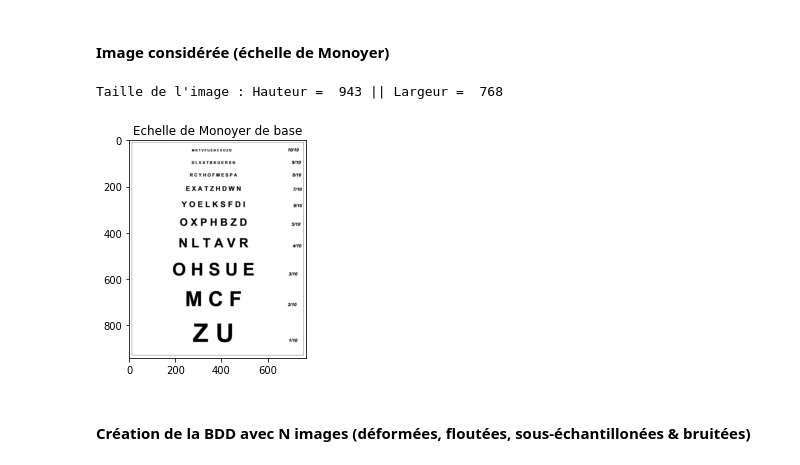
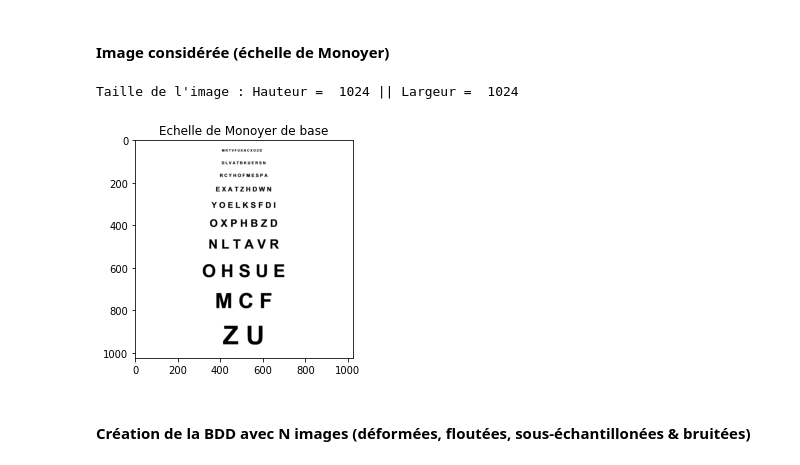
Before and after one commit to zoeducourau/Projet_fin_majeure, a Jupyter notebook: main script.ipynb, the cells around one changed output. Cells and saved outputs as stored; diff of their text form; code cells hidden in the pictures.

Commit message:
image carré + changement recalage Dimitri

```diff
--- a/main script.ipynb
+++ b/main script.ipynb
@@ -12,19 +31,19 @@ import shutil
 # %% [markdown]
 #### Image considérée (échelle de Monoyer)
 # %%
-filename = 'Echelle-Monoyer.png'
+filename = 'Monoyer-square.png'
 
 IMAGE_nb = cv2.imread(filename,0)
 [H,W] = IMAGE_nb.shape
 
 print("Taille de l'image : Hauteur = ", H, "|| Largeur = " , W)
 
 plt.imshow(IMAGE_nb,cmap='gray')
 plt.title('Echelle de Monoyer de base')
 plt.show()
 # %% [output]
-Taille de l'image : Hauteur =  943 || Largeur =  768
+Taille de l'image : Hauteur =  1024 || Largeur =  1024
-[figure, old version]
+[figure, new version]
 # %% [markdown]
 #### Création de la BDD avec N images (déformées, floutées, sous-échantillonées & bruitées)
 # %%
```
Also changed, not shown: parts of 7 cells of this notebook, 1 other file.
